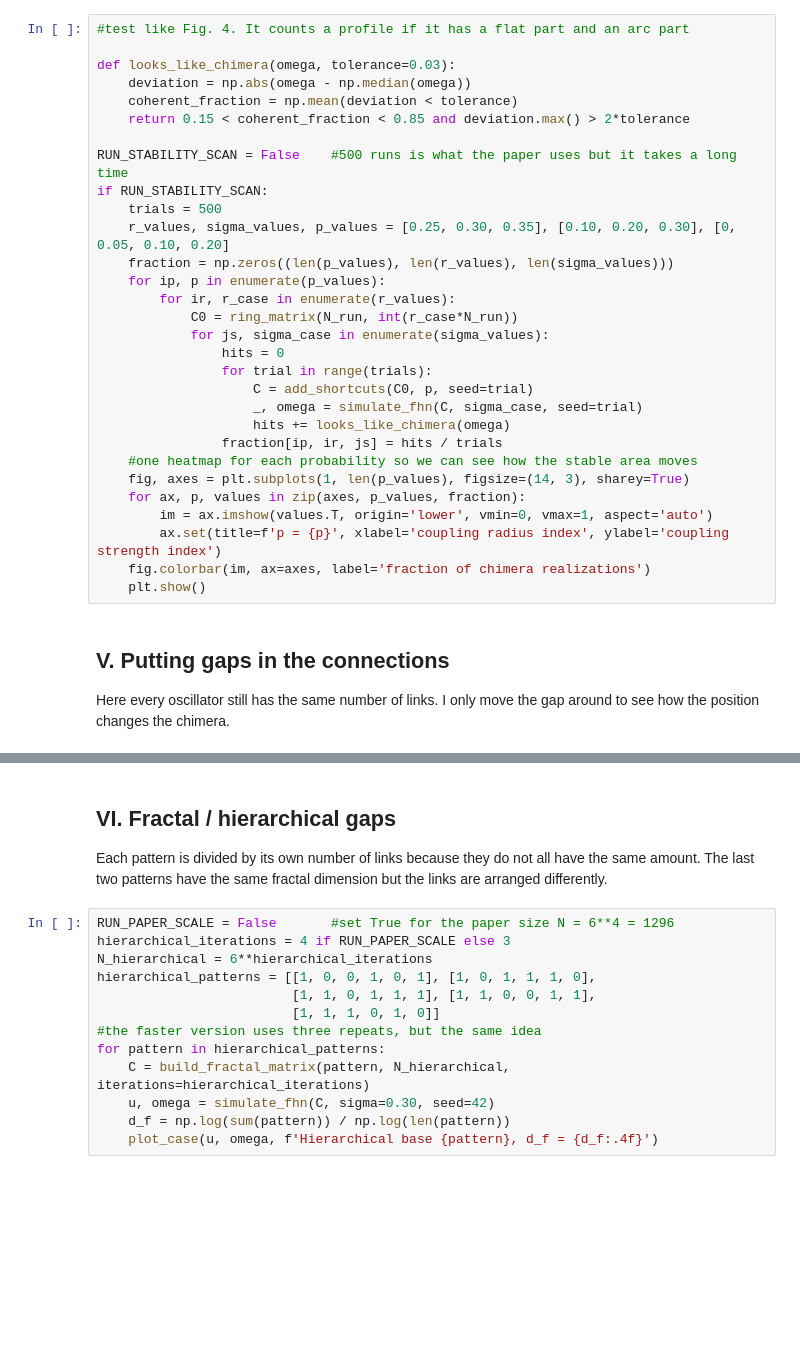
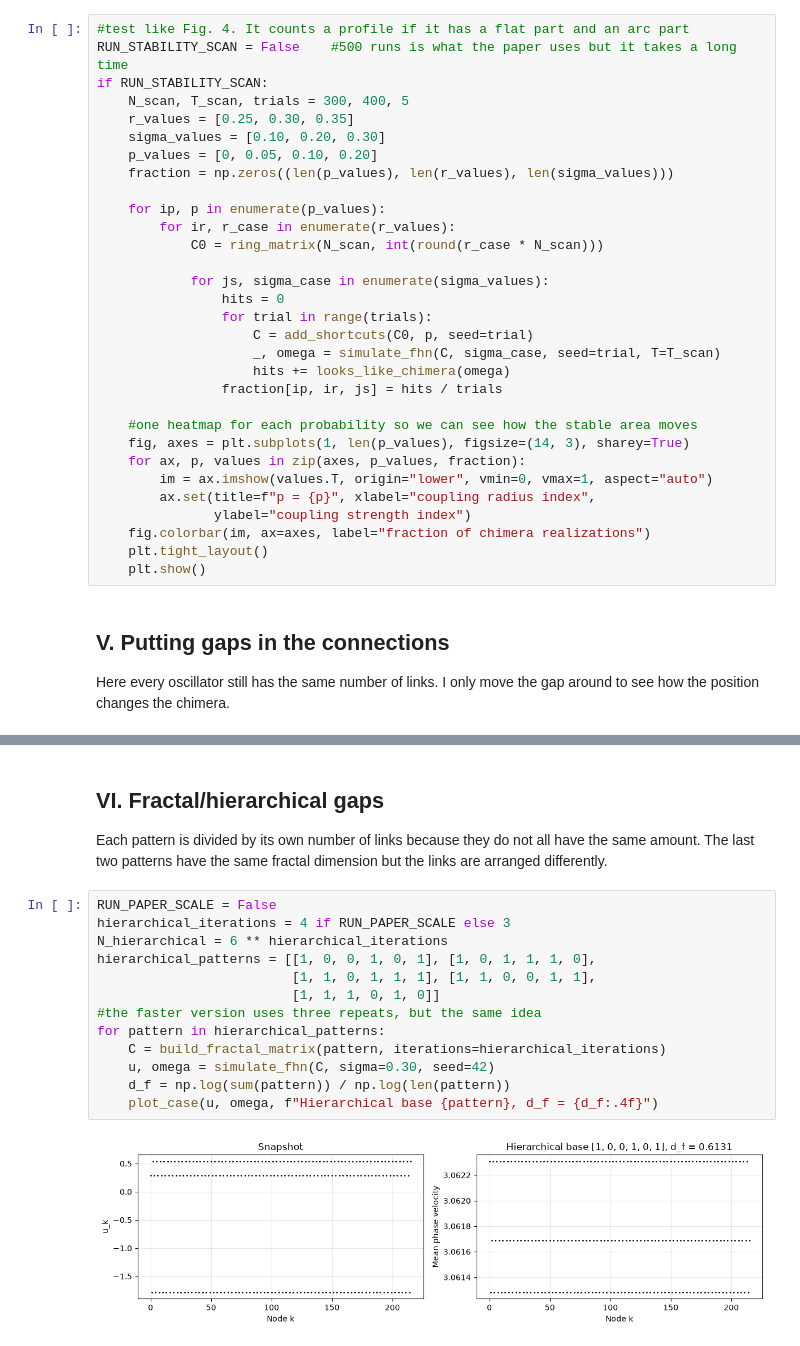
Before and after one commit to FadyDMK/ResearchSim, a Jupyter notebook: paper3.ipynb, the cells around one changed output, grey strips where cells are left out. Drawn from its saved outputs; the diff is of its cells as text; blank space fills up the shorter version.

```diff
--- a/paper3.ipynb
+++ b/paper3.ipynb
@@ -160,32 +277,33 @@ for p in [0.05, 0.20]:
 # %%
 #test like Fig. 4. It counts a profile if it has a flat part and an arc part
-
-def looks_like_chimera(omega, tolerance=0.03):
-    deviation = np.abs(omega - np.median(omega))
-    coherent_fraction = np.mean(deviation < tolerance)
-    return 0.15 < coherent_fraction < 0.85 and deviation.max() > 2*tolerance
-
 RUN_STABILITY_SCAN = False    #500 runs is what the paper uses but it takes a long time
 if RUN_STABILITY_SCAN:
-    trials = 500
-    r_values, sigma_values, p_values = [0.25, 0.30, 0.35], [0.10, 0.20, 0.30], [0, 0.05, 0.10, 0.20]
+    N_scan, T_scan, trials = 300, 400, 5
+    r_values = [0.25, 0.30, 0.35]
+    sigma_values = [0.10, 0.20, 0.30]
+    p_values = [0, 0.05, 0.10, 0.20]
     fraction = np.zeros((len(p_values), len(r_values), len(sigma_values)))
+
     for ip, p in enumerate(p_values):
         for ir, r_case in enumerate(r_values):
-            C0 = ring_matrix(N_run, int(r_case*N_run))
+            C0 = ring_matrix(N_scan, int(round(r_case * N_scan)))
+
             for js, sigma_case in enumerate(sigma_values):
                 hits = 0
                 for trial in range(trials):
                     C = add_shortcuts(C0, p, seed=trial)
-                    _, omega = simulate_fhn(C, sigma_case, seed=trial)
+                    _, omega = simulate_fhn(C, sigma_case, seed=trial, T=T_scan)
                     hits += looks_like_chimera(omega)
                 fraction[ip, ir, js] = hits / trials
+
     #one heatmap for each probability so we can see how the stable area moves
     fig, axes = plt.subplots(1, len(p_values), figsize=(14, 3), sharey=True)
     for ax, p, values in zip(axes, p_values, fraction):
-        im = ax.imshow(values.T, origin='lower', vmin=0, vmax=1, aspect='auto')
-        ax.set(title=f'p = {p}', xlabel='coupling radius index', ylabel='coupling strength index')
-    fig.colorbar(im, ax=axes, label='fraction of chimera realizations')
+        im = ax.imshow(values.T, origin="lower", vmin=0, vmax=1, aspect="auto")
+        ax.set(title=f"p = {p}", xlabel="coupling radius index",
+               ylabel="coupling strength index")
+    fig.colorbar(im, ax=axes, label="fraction of chimera realizations")
+    plt.tight_layout()
     plt.show()
 # %% [markdown]
 ## V. Putting gaps in the connections
@@ -214,17 +391,19 @@ for R1 in [int(0.8*R_one_sided), R_one_sided//2, max(1, int(0.02*R_one_sided))]:
 # %% [markdown]
-## VI. Fractal / hierarchical gaps
+## VI. Fractal/hierarchical gaps
 
 Each pattern is divided by its own number of links because they do not all have the same amount. The last two patterns have the same fractal dimension but the links are arranged differently.
 # %%
-RUN_PAPER_SCALE = False       #set True for the paper size N = 6**4 = 1296
+RUN_PAPER_SCALE = False
 hierarchical_iterations = 4 if RUN_PAPER_SCALE else 3
-N_hierarchical = 6**hierarchical_iterations
+N_hierarchical = 6 ** hierarchical_iterations
 hierarchical_patterns = [[1, 0, 0, 1, 0, 1], [1, 0, 1, 1, 1, 0],
                          [1, 1, 0, 1, 1, 1], [1, 1, 0, 0, 1, 1],
                          [1, 1, 1, 0, 1, 0]]
 #the faster version uses three repeats, but the same idea
 for pattern in hierarchical_patterns:
-    C = build_fractal_matrix(pattern, N_hierarchical, iterations=hierarchical_iterations)
+    C = build_fractal_matrix(pattern, iterations=hierarchical_iterations)
     u, omega = simulate_fhn(C, sigma=0.30, seed=42)
     d_f = np.log(sum(pattern)) / np.log(len(pattern))
-    plot_case(u, omega, f'Hierarchical base {pattern}, d_f = {d_f:.4f}')
+    plot_case(u, omega, f"Hierarchical base {pattern}, d_f = {d_f:.4f}")
+# %% [output]
+[figure, added]
```
Also changed, not shown: parts of 10 cells of this notebook.
